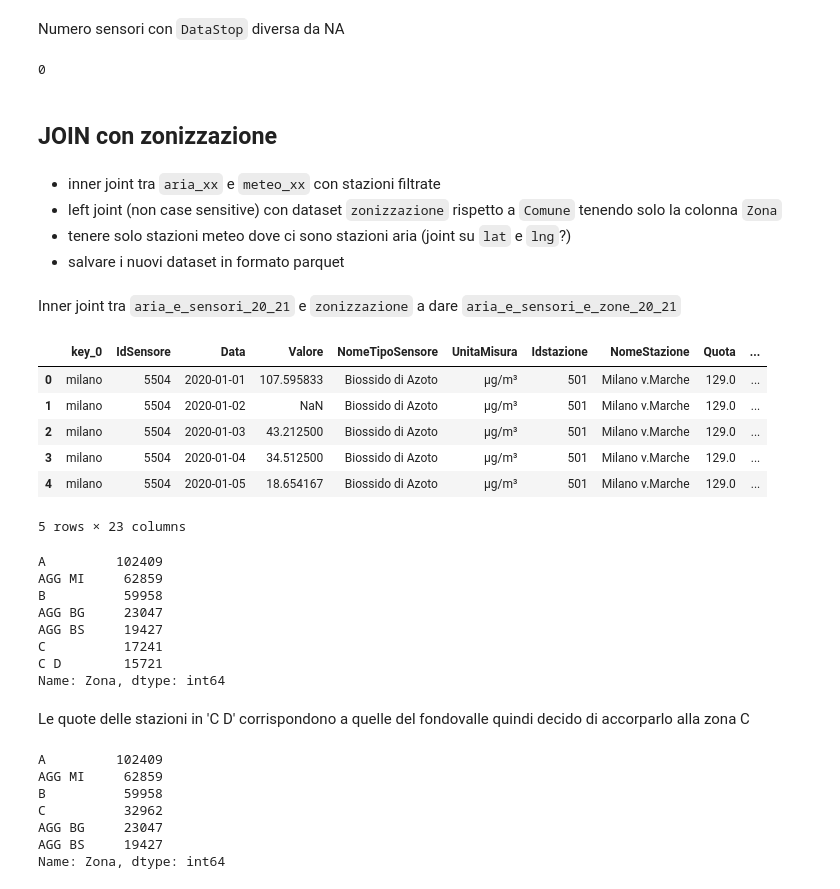
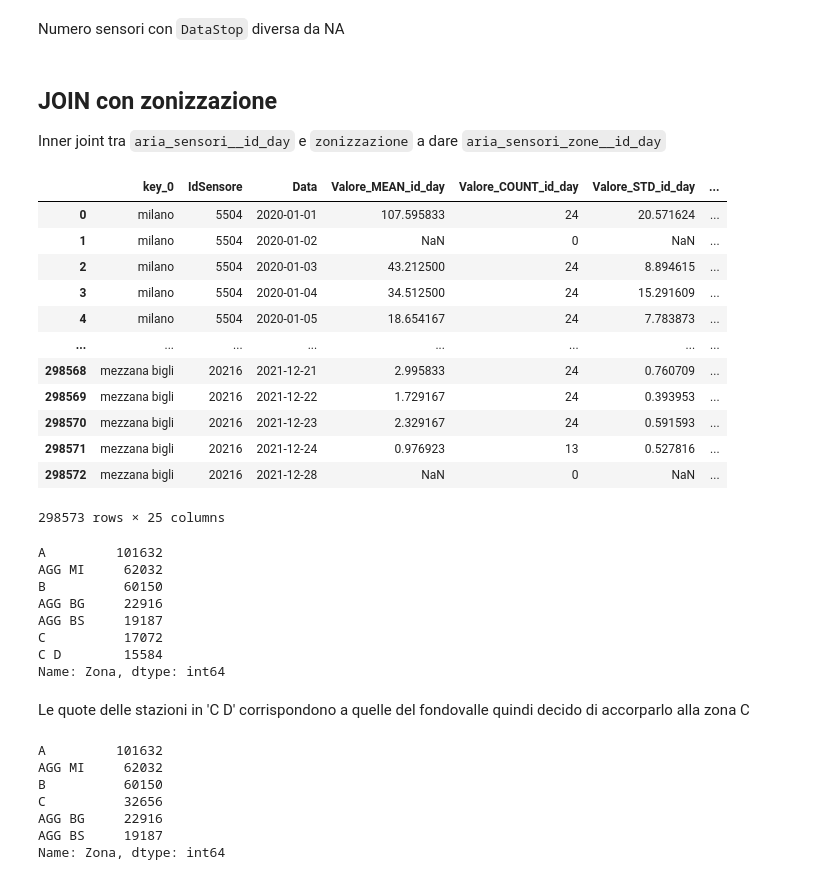
Before and after one commit to giocoal/air-quality-milano-interactive-data-visualization-tableau, a Jupyter notebook: Data_Visualization_project_21_22.ipynb, the cells around one changed output. Saved outputs shown, nothing was run; the diff lists cells and outputs as text; code cells hidden in the pictures.

Commit message:
sistemata parte zonizzazione

```diff
--- a/Data_Visualization_project_21_22.ipynb
+++ b/Data_Visualization_project_21_22.ipynb
@@ -389,13 +423,13 @@ aria_20_21.reset_index(drop=True, inplace=True)
     - Calcolo il valore medio e la deviazione standard del `Valore` registrato dal senbsore
     - Importante sottolineare che le funzioni `mean, count e std` di pandas NON tengono conto dei Na, quindi i valori che vediamo sono esatti
 # %%
-colnames = ['IdSensore', 'Data', 'MEAN_Valore', 'COUNT_Valore', 'STD_Valore']
+colnames = ['IdSensore', 'Data', 'Valore_MEAN_id_day', 'Valore_COUNT_id_day', 'Valore_STD_id_day']
 aria__id_day = aria_20_21[['IdSensore', 'Data', 'Valore']].groupby([
     'IdSensore',
     aria_20_21['Data'].dt.date,
 ]).agg({
     'Valore': ['mean', 'count', 'std']
 }).reset_index()
-aria__id_day.columns = ['IdSensore', 'Data', 'MEAN_Valore', 'COUNT_Valore', 'STD_Valore']
+aria__id_day.columns = ['IdSensore', 'Data', 'Valore_MEAN_id_day', 'Valore_COUNT_id_day', 'Valore_STD_id_day']
 display(aria__id_day)
 # %% [output]
@@ -453,7 +487,7 @@ aria__id_day[aria__id_day.COUNT_Valore == 0].shape[0]
 # %% [markdown]
 #### Rimozione medie ottenute da meno di 10 osservazioni
 # %%
-aria__id_day.drop(aria__id_day[(aria__id_day.COUNT_Valore < 10) & (aria__id_day.COUNT_Valore > 1)].index, inplace=True)
+aria__id_day.drop(aria__id_day[(aria__id_day.Valore_COUNT_id_day < 10) & (aria__id_day.Valore_COUNT_id_day > 1)].index, inplace=True)
 aria__id_day.reset_index(drop=True, inplace=True)
 # %% [markdown]
 ## JOIN (aria, sensori)
@@ -581,7 +615,7 @@ aria_sensori__id_day.drop(aria_sensori__id_day[
     ((aria_sensori__id_day.NomeTipoSensore != 'PM10 (SM2005)')
     & (aria_sensori__id_day.NomeTipoSensore != 'Particolato Totale Sospeso')
     & (aria_sensori__id_day.NomeTipoSensore != 'Particelle sospese PM2.5')
-    & (aria_sensori__id_day.NomeTipoSensore != 'Benzene') & (aria_sensori__id_day.COUNT_Valore == 1))].index, inplace=True)
+    & (aria_sensori__id_day.NomeTipoSensore != 'Benzene') & (aria_sensori__id_day.Valore_COUNT_id_day == 1))].index, inplace=True)
 aria_sensori__id_day.reset_index(drop=True, inplace=True)
 aria_sensori__id_day
 # %% [output]
@@ -607,42 +639,41 @@ sum(aria_sensori__id_day['DataStart'] > '2019-12-31')
 # %%
-aria_sensori__id_day = aria_sensori__id_day.drop(aria_sensori__id_day[aria_sensori__id_day['DataStart'] > '2019-12-31'].index)
-aria_sensori__id_day.reset_index(drop=True, inplace=True)
+#aria_sensori__id_day = aria_sensori__id_day.drop(aria_sensori__id_day[aria_sensori__id_day['DataStart'] > '2019-12-31'].index)
+#aria_sensori__id_day.reset_index(drop=True, inplace=True)
 # %% [markdown]
 Numero sensori con `DataStop` diversa da NA
 # %%
-sum(~aria_sensori__id_day['DataStop'].isna())
+#sum(~aria_sensori__id_day['DataStop'].isna())
-# %% [output]
-0
 # %% [markdown]
 ## JOIN con zonizzazione
+
+Inner joint tra `aria_sensori__id_day` e `zonizzazione` a dare `aria_sensori_zone__id_day`
-# %% [markdown]
-- inner joint tra `aria_xx` e `meteo_xx` con stazioni filtrate
-- left joint (non case sensitive) con dataset `zonizzazione` rispetto a `Comune` tenendo solo la colonna `Zona`
-- tenere solo stazioni meteo dove ci sono stazioni aria (joint su `lat` e `lng`?)
-- salvare i nuovi dataset in formato parquet
-# %% [markdown]
-Inner joint tra `aria_e_sensori_20_21` e `zonizzazione` a dare `aria_e_sensori_e_zone_20_21`
 # %%
 aria_sensori_zone__id_day = pd.merge(aria_sensori__id_day, zonizzazione[['Codice Istat', 'Zona', 'Residenti 2008', 'Superficie (ha)']], left_on = aria_sensori__id_day['Comune'].str.lower(), right_on = zonizzazione['Comune'].str.lower())
-aria_sensori_zone__id_day.head()
+aria_sensori_zone__id_day
 # %% [output]
-|  | key_0 | IdSensore | Data | Valore | NomeTipoSensore | UnitaMisura | Idstazione | NomeStazione | Quota | ... |
-| 0 | milano | 5504 | 2020-01-01 | 107.595833 | Biossido di Azoto | µg/m³ | 501 | Milano v.Marche | 129.0 | ... |
-| 1 | milano | 5504 | 2020-01-02 | NaN | Biossido di Azoto | µg/m³ | 501 | Milano v.Marche | 129.0 | ... |
-| 2 | milano | 5504 | 2020-01-03 | 43.212500 | Biossido di Azoto | µg/m³ | 501 | Milano v.Marche | 129.0 | ... |
-| 3 | milano | 5504 | 2020-01-04 | 34.512500 | Biossido di Azoto | µg/m³ | 501 | Milano v.Marche | 129.0 | ... |
-| 4 | milano | 5504 | 2020-01-05 | 18.654167 | Biossido di Azoto | µg/m³ | 501 | Milano v.Marche | 129.0 | ... |
+|  | key_0 | IdSensore | Data | Valore_MEAN_id_day | Valore_COUNT_id_day | Valore_STD_id_day | ... |
+| 0 | milano | 5504 | 2020-01-01 | 107.595833 | 24 | 20.571624 | ... |
+| 1 | milano | 5504 | 2020-01-02 | NaN | 0 | NaN | ... |
+| 2 | milano | 5504 | 2020-01-03 | 43.212500 | 24 | 8.894615 | ... |
+| 3 | milano | 5504 | 2020-01-04 | 34.512500 | 24 | 15.291609 | ... |
+| 4 | milano | 5504 | 2020-01-05 | 18.654167 | 24 | 7.783873 | ... |
+| ... | ... | ... | ... | ... | ... | ... | ... |
+| 298568 | mezzana bigli | 20216 | 2021-12-21 | 2.995833 | 24 | 0.760709 | ... |
+| 298569 | mezzana bigli | 20216 | 2021-12-22 | 1.729167 | 24 | 0.393953 | ... |
+| 298570 | mezzana bigli | 20216 | 2021-12-23 | 2.329167 | 24 | 0.591593 | ... |
+| 298571 | mezzana bigli | 20216 | 2021-12-24 | 0.976923 | 13 | 0.527816 | ... |
+| 298572 | mezzana bigli | 20216 | 2021-12-28 | NaN | 0 | NaN | ... |
-5 rows × 23 columns
+298573 rows × 25 columns
 # %%
 aria_sensori_zone__id_day['Zona'].value_counts()
 # %% [output]
-A         102409
-AGG MI     62859
-B          59958
-AGG BG     23047
-AGG BS     19427
-C          17241
-C D        15721
+A         101632
+AGG MI     62032
+B          60150
+AGG BG     22916
+AGG BS     19187
+C          17072
+C D        15584
 Name: Zona, dtype: int64
 # %% [markdown]
 Le quote delle stazioni in 'C D' corrispondono a quelle del fondovalle quindi decido di accorparlo alla zona C
@@ -651,11 +682,11 @@ aria_sensori_zone__id_day['Zona'].replace('C D', 'C', inplace = True)
 # %%
 aria_sensori_zone__id_day['Zona'].value_counts()
 # %% [output]
-A         102409
-AGG MI     62859
-B          59958
-C          32962
-AGG BG     23047
-AGG BS     19427
+A         101632
+AGG MI     62032
+B          60150
+C          32656
+AGG BG     22916
+AGG BS     19187
 Name: Zona, dtype: int64
 # %% [markdown]
```
Also changed, not shown: parts of 31 cells of this notebook.
